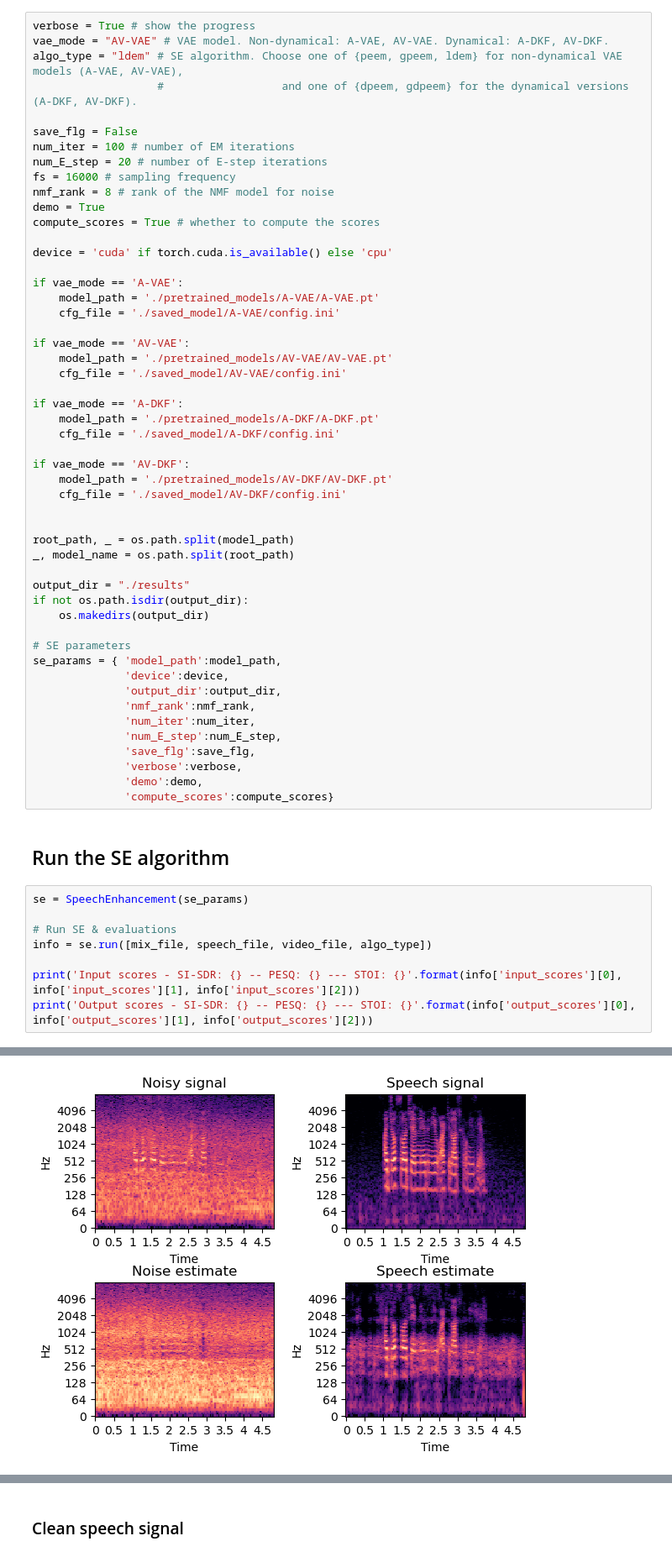
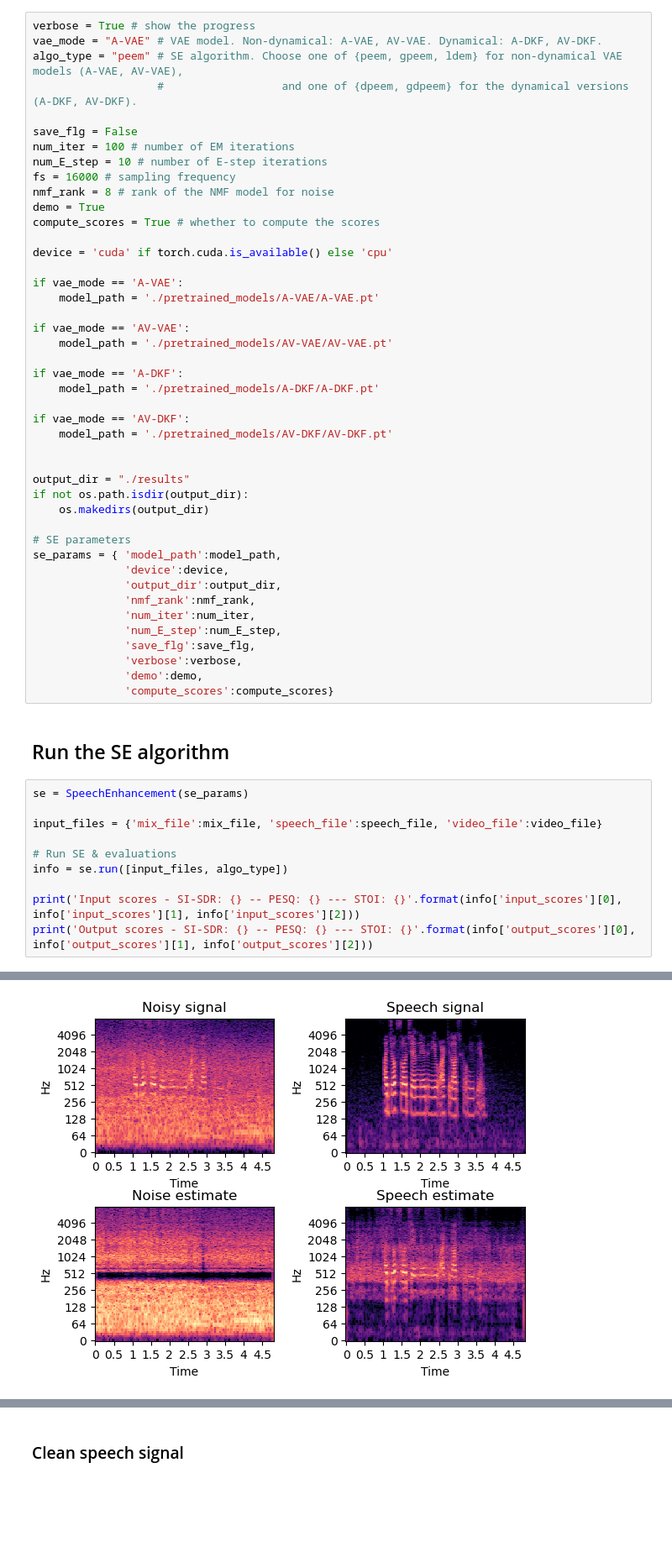
Before and after one commit to msaadeghii/av-dkf, a Jupyter notebook: SE_demo.ipynb, the cells around one changed output, grey strips where cells are left out. Shown at 84% size. Drawn from its saved outputs; the diff is of its cells as text; blank space fills up the shorter version.

```diff
--- a/SE_demo.ipynb
+++ b/SE_demo.ipynb
@@ -19,13 +19,13 @@ video_file = './data/v.npy' # video signal
 ## Define input parameters
 # %%
 verbose = True # show the progress
-vae_mode = "AV-VAE" # VAE model. Non-dynamical: A-VAE, AV-VAE. Dynamical: A-DKF, AV-DKF.
-algo_type = "ldem" # SE algorithm. Choose one of {peem, gpeem, ldem} for non-dynamical VAE models (A-VAE, AV-VAE),
+vae_mode = "A-VAE" # VAE model. Non-dynamical: A-VAE, AV-VAE. Dynamical: A-DKF, AV-DKF.
+algo_type = "peem" # SE algorithm. Choose one of {peem, gpeem, ldem} for non-dynamical VAE models (A-VAE, AV-VAE),
                    #                  and one of {dpeem, gdpeem} for the dynamical versions (A-DKF, AV-DKF).
 
 save_flg = False
 num_iter = 100 # number of EM iterations
-num_E_step = 20 # number of E-step iterations
+num_E_step = 10 # number of E-step iterations
 fs = 16000 # sampling frequency
 nmf_rank = 8 # rank of the NMF model for noise
 demo = True
@@ -35,23 +35,16 @@ device = 'cuda' if torch.cuda.is_available() else 'cpu'
 
 if vae_mode == 'A-VAE':
     model_path = './pretrained_models/A-VAE/A-VAE.pt'
-    cfg_file = './saved_model/A-VAE/config.ini'
 
 if vae_mode == 'AV-VAE':
     model_path = './pretrained_models/AV-VAE/AV-VAE.pt'
-    cfg_file = './saved_model/AV-VAE/config.ini'
 
 if vae_mode == 'A-DKF':
     model_path = './pretrained_models/A-DKF/A-DKF.pt'
-    cfg_file = './saved_model/A-DKF/config.ini'
 
 if vae_mode == 'AV-DKF':
     model_path = './pretrained_models/AV-DKF/AV-DKF.pt'
-    cfg_file = './saved_model/AV-DKF/config.ini'
 
-
-root_path, _ = os.path.split(model_path)
-_, model_name = os.path.split(root_path)
 
 output_dir = "./results"
 if not os.path.isdir(output_dir):
@@ -73,8 +66,10 @@ se_params = { 'model_path':model_path,
 # %%
 se = SpeechEnhancement(se_params)
 
+input_files = {'mix_file':mix_file, 'speech_file':speech_file, 'video_file':video_file}
+
 # Run SE & evaluations
-info = se.run([mix_file, speech_file, video_file, algo_type])
+info = se.run([input_files, algo_type])
 
 print('Input scores - SI-SDR: {} -- PESQ: {} --- STOI: {}'.format(info['input_scores'][0], info['input_scores'][1], info['input_scores'][2]))
 print('Output scores - SI-SDR: {} -- PESQ: {} --- STOI: {}'.format(info['output_scores'][0], info['output_scores'][1], info['output_scores'][2]))
@@ -85,2 +80,2 @@ Output scores - SI-SDR: 8.894347680349286 -- PESQ: 1.6676409244537354 --- STOI:
-[figure, old version]
+[figure, new version]
 # %% [markdown]
```
Also changed, not shown: parts of 2 cells of this notebook, 4 other files.
